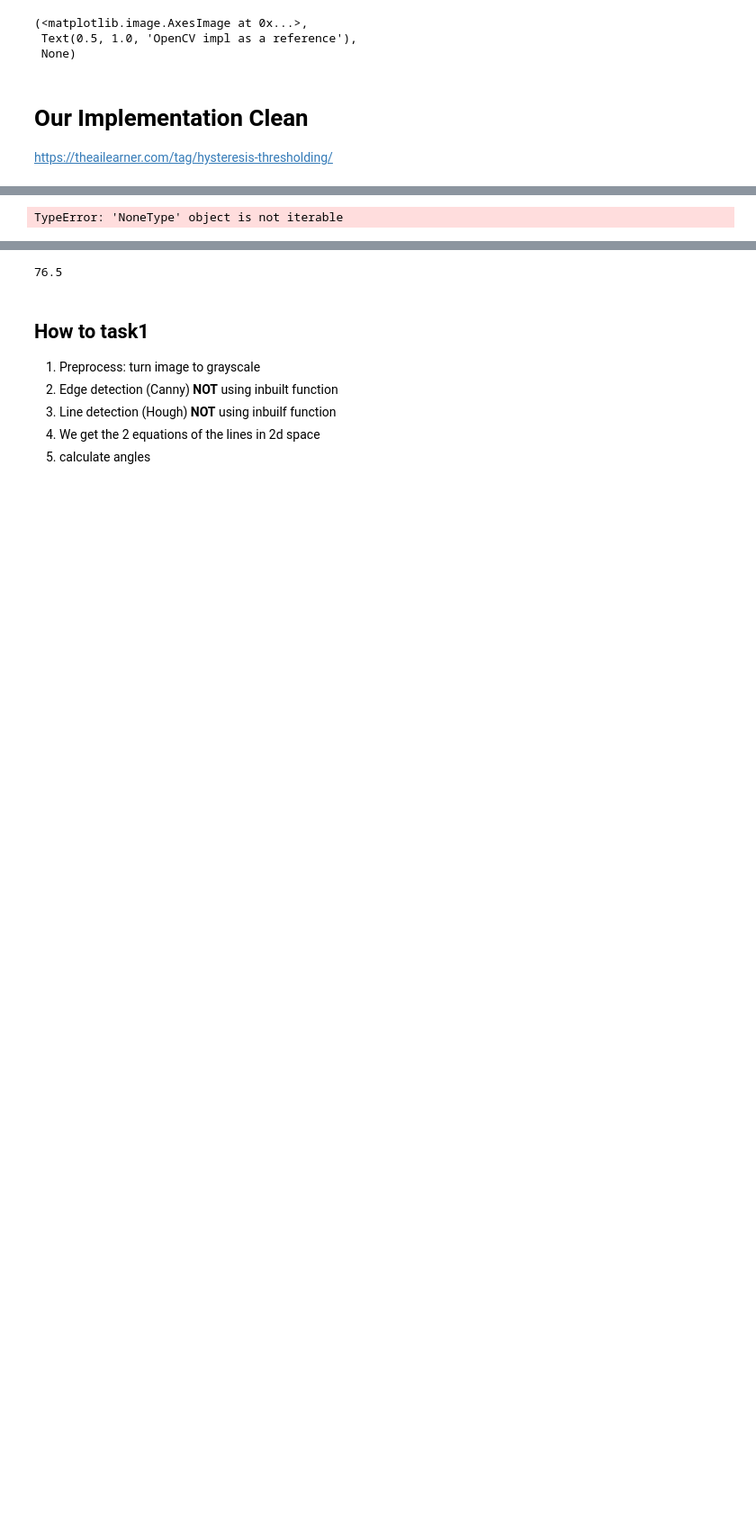
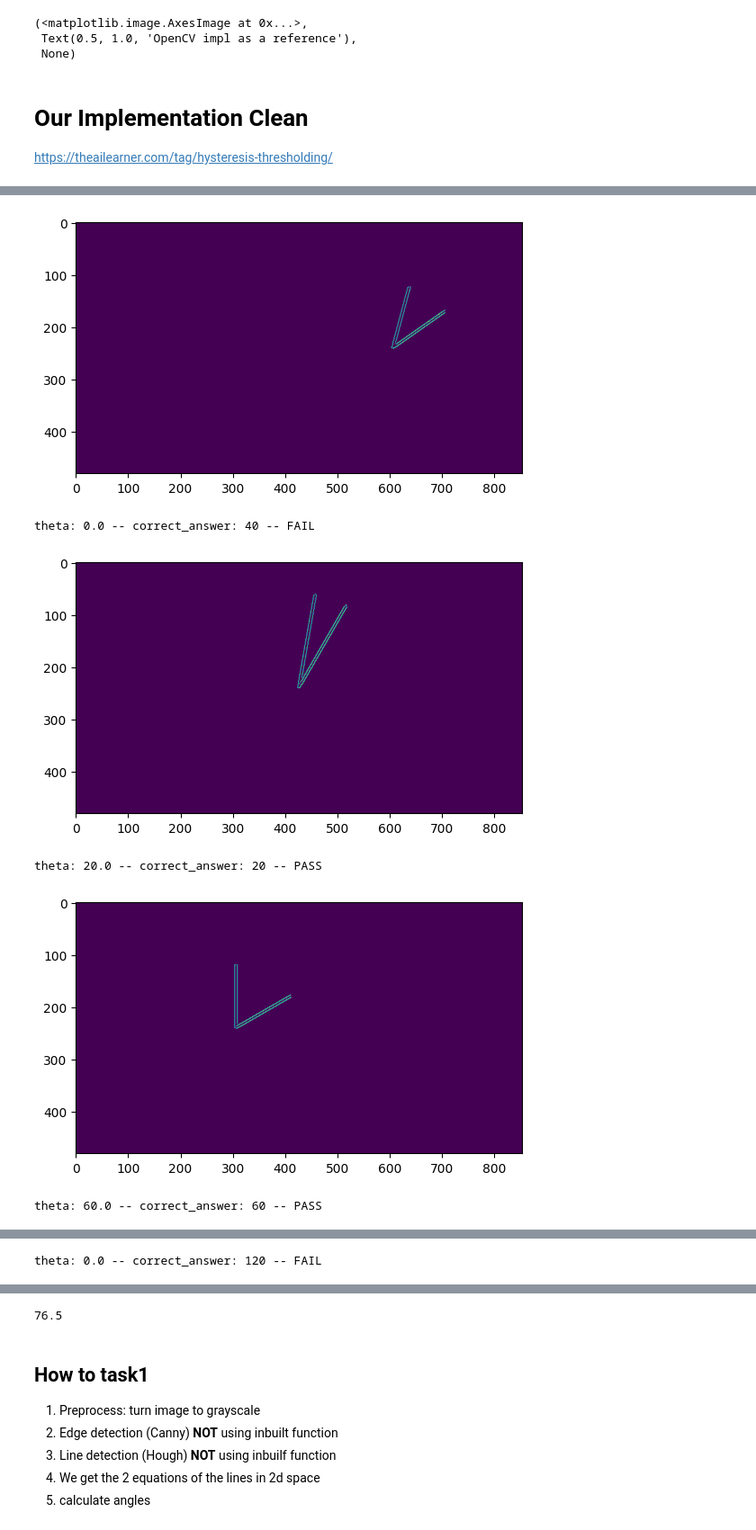
Before and after one commit to coeus-uk/computer-vision, a Jupyter notebook: Task1.ipynb, the cells around one changed output, grey strips where cells are left out. Shown at 90% size. Saved outputs shown, nothing was run; the diff lists cells and outputs as text; code cells hidden in the pictures; blank space fills up the shorter version.

Commit message:
Hough lines implementation: TO REVIEW

```diff
--- a/Task1.ipynb
+++ b/Task1.ipynb
@@ -47,37 +63,60 @@ https://theailearner.com/tag/hysteresis-thresholding/
+# %%
+# Example usage
+#img = cv2.imread('image.jpg', cv2.IMREAD_GRAYSCALE)
+
+img = cv2.imread("Task1Dataset\\image4.png", cv2.IMREAD_GRAYSCALE)
+#edges = cv2.Canny(img, 50, 150)
+edges= utils.canny(img, gauss_kernel_size=5, sigma=50, low_threshold=50, high_threshold=150)
+accumulator, theta_range, rho_range = utils.hough_line(edges)
+lines = utils.get_lines(accumulator, theta_range, rho_range, threshold=100)
+output_img = cv2.cvtColor(edges, cv2.COLOR_GRAY2BGR)
+utils.draw_lines(output_img, lines)
+cv2.imshow('Hough Lines', output_img)
+cv2.waitKey(0)
+cv2.destroyAllWindows()
 # %%
 dataset = pd.read_csv("Task1Dataset\list.txt")
 
 for (i, row) in enumerate(dataset.itertuples()):
     filename, correct_answer = row.FileName, row.AngleInDegrees
 
     # Read in image, importantly with intensity values 0-255 not 0-1
-    img = cv2.imread(f"Task1Dataset\\{filename}")
-    img = cv2.cvtColor(img, cv2.COLOR_RGB2GRAY)
+    img = cv2.imread(f"Task1Dataset\\{filename}", cv2.IMREAD_GRAYSCALE)
+    #img = cv2.cvtColor(img, cv2.COLOR_RGB2GRAY)
 
-    img = utils.canny(img, gauss_kernel_size=5, sigma=50, low_threshold=60, high_threshold=180)
-    # plt.imshow(img)
-    # plt.show()
-    hough_lines = cv2.HoughLines(img, rho=1, theta=np.deg2rad(10), threshold=60, lines=None, srn=0, stn=0)
+    img = utils.canny(img, gauss_kernel_size=5, sigma=20, low_threshold=40, high_threshold=140)
+    plt.imshow(img)
+    plt.show()
+    hough_lines = cv2.HoughLines(img, rho=1, theta=np.deg2rad(5), threshold=90, lines=None, srn=0, stn=0)
 
     line_angles = []
-    for line in hough_lines:
-        (rho, theta) = (line[0][0], line[0][1])
-        # Handle whether the line is in the positive or negative x
-        if (rho < 0):
-            theta += np.pi
-        line_angles.append(theta)
+    try:
+        for line in hough_lines:
+            (rho, theta) = (line[0][0], line[0][1])
+            # Handle whether the line is in the positive or negative x
+            if (rho < 0):
+                theta += np.pi
+            line_angles.append(theta)
+    except:
+        print("None type error")
+        continue
 
     if(len(line_angles) < 2):
         print(f"Skipping {filename} - need at least 2 lines")
         continue
 
     # Calculate difference of angles and choose the smaller angle
     angle1 = max(line_angles) - min(line_angles)
     angle2 = (2 * np.pi) - angle1
     angle_between_lines = min(angle1, angle2)
     angle_between_lines = np.round(np.rad2deg(angle_between_lines))
 
     pass_fail_string = "PASS" if angle_between_lines == correct_answer else "FAIL"
     print(f"theta: {angle_between_lines} -- correct_answer: {correct_answer} -- {pass_fail_string}")
 # %% [output]
+[figure, added]
-TypeError: 'NoneType' object is not iterable
+theta: 0.0 -- correct_answer: 40 -- FAIL
+[figure, added]
+theta: 20.0 -- correct_answer: 20 -- PASS
+[figure, added]
+theta: 60.0 -- correct_answer: 60 -- PASS
@@ -83,0 +124 @@ TypeError: 'NoneType' object is not iterable
+theta: 0.0 -- correct_answer: 120 -- FAIL
```
Also changed, not shown: parts of 3 cells of this notebook, 1 other file.
